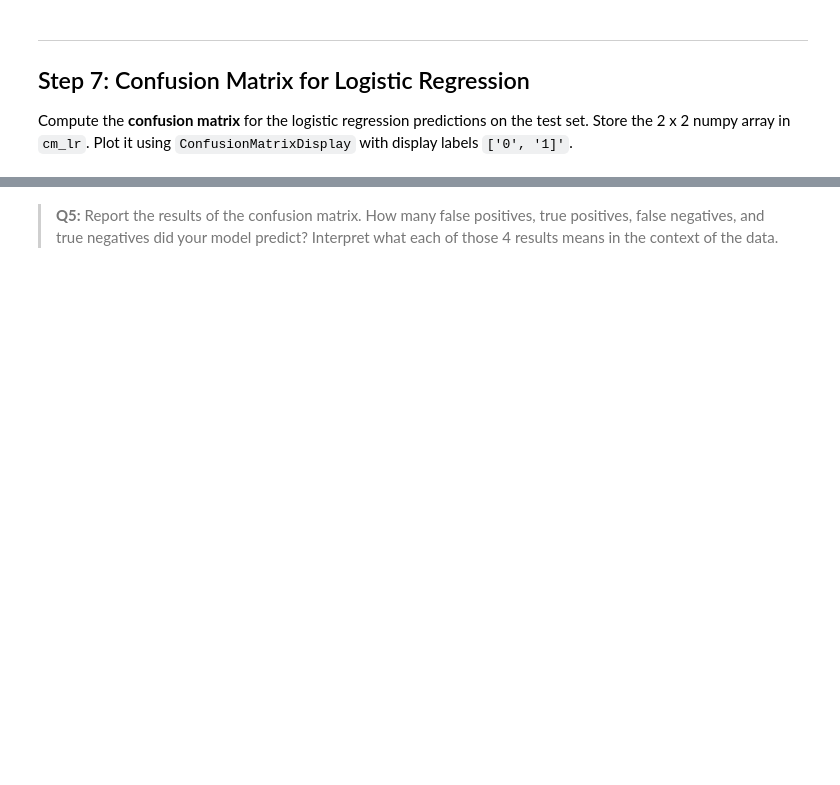
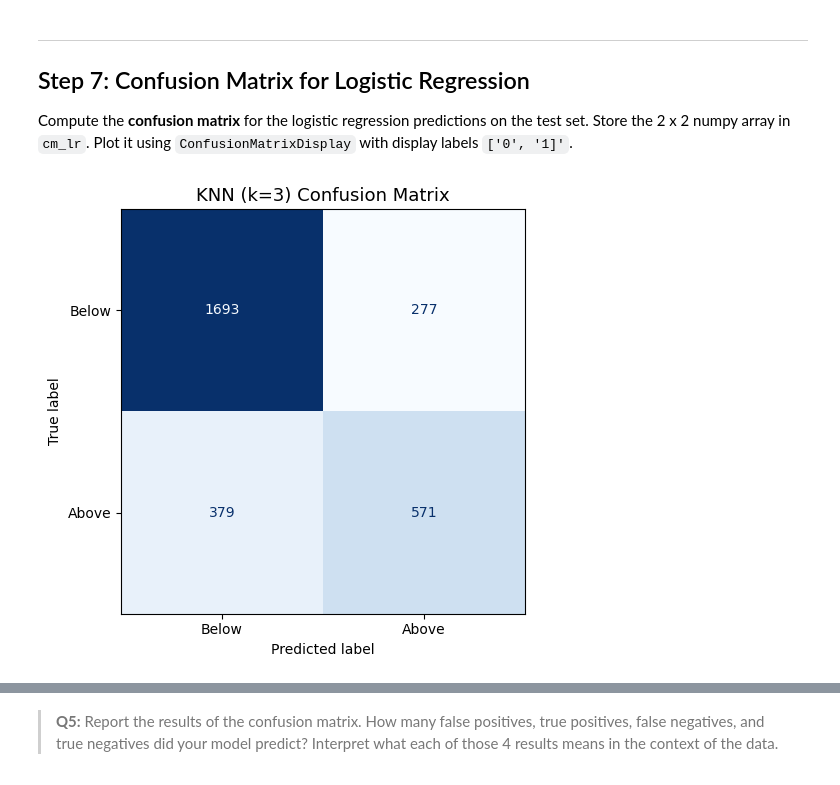
Before and after one commit to meganhessel/KNN_LogistinRegression, a Jupyter notebook: hw2-task2.ipynb, the cells around one changed output, grey strips where cells are left out. Cells and saved outputs as stored; diff of their text form; code cells hidden in the pictures; blank space fills up the shorter version.

```diff
--- a/hw2-task2.ipynb
+++ b/hw2-task2.ipynb
@@ -305,8 +253,10 @@ _Type your answer here, replacing this text._
 ## Step 5: KNN with Optimal K
  Re- run your  K-Nearest Neighbors Classifier with number of neighbors equal to  `optimal_k`. Store your accuracy in `knn_optimal_accuracy`.
 # %%
-
-knn_optimal_accuracy = k_values[np.argmax(cv_mean_scores)] # argmax returns index of the smallest value in an array
+knn_optimal = KNeighborsClassifier(n_neighbors=optimal_k)
+knn_optimal.fit(X_train, y_train)
+y_pred_knn_optimal = knn_optimal.predict(X_test)
+knn_optimal_accuracy = accuracy_score(y_test, y_pred_knn_optimal)
 
 print(f'KNN (K={optimal_k}) test accuracy: {knn_optimal_accuracy:.4f}')
 # %% [output]
@@ -353,9 +290,3 @@ We will now create a Logistic Regression with the same predictors and outcome va
 
 2. Fit `lr` on the full training set, predict on the test set, and store predictions in `y_pred_lr` and test-set accuracy in `lr_accuracy`. This will be using the default threshold of $\alpha=0.5$.
 3. Extract the coefficients from your linear regression with `.coef_[]` and `.intercept_[]`. Create a table with a feature and coefficient column to present your results.
-# %%
-lr = LogisticRegressionCV()
-lr.fit(X_train, y_train)
-
-y_pred_lr   = lr.predict(X_test)
-y_pred_lr
@@ -364,7 +293,9 @@ array([0, 0, 1, ..., 0, 1, 0])
 # %%
-lr = LogisticRegressionCV()
+# Initialize
+lr = LogisticRegressionCV(random_state=42, cv = 5)
+# Fit
 lr.fit(X_train, y_train)
-
+# Predict
 y_pred_lr   = lr.predict(X_test)
-lr_accuracy = mean_squared_error(y_test, y_pred)
-lr_accuracy
+# Evaluate
+lr_accuracy = accuracy_score(y_test, y_pred_lr)
@@ -389,6 +337,20 @@ _Type your answer here, replacing this text._
 
 Compute the **confusion matrix** for the logistic regression predictions on the test set. Store the 2 x 2 numpy array in `cm_lr`. Plot it using `ConfusionMatrixDisplay` with display labels `['0', '1]'`.
 # %%
-cm_lr = ...
+cm_lr = confusion_matrix(y_test, y_pred_lr)
+disp = ConfusionMatrixDisplay(confusion_matrix=cm_lr,
+                              display_labels=["Below", "Above"])
+
+
+fig, ax = plt.subplots(figsize=(6, 5))
+# Display Plot
+disp.plot(ax =ax, colorbar = False,cmap = 'Blues')
+
+ax.set_ylim(len(["Below", "Above"]) - 0.5, -0.5)
+ax.set_title('KNN (k=3) Confusion Matrix', fontsize=13)
+plt.tight_layout()
+plt.show()
+# %% [output]
+[figure, added]
 # %%
 grader.check("q11")
```
Also changed, not shown: parts of 26 cells of this notebook.
